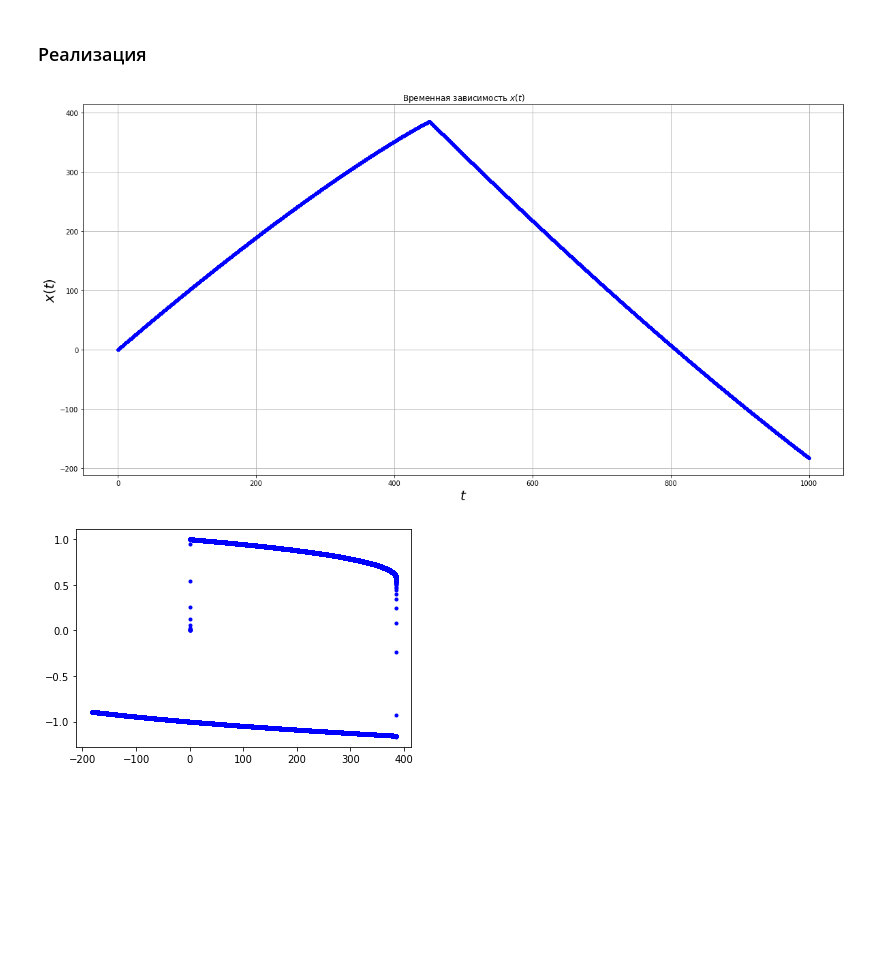
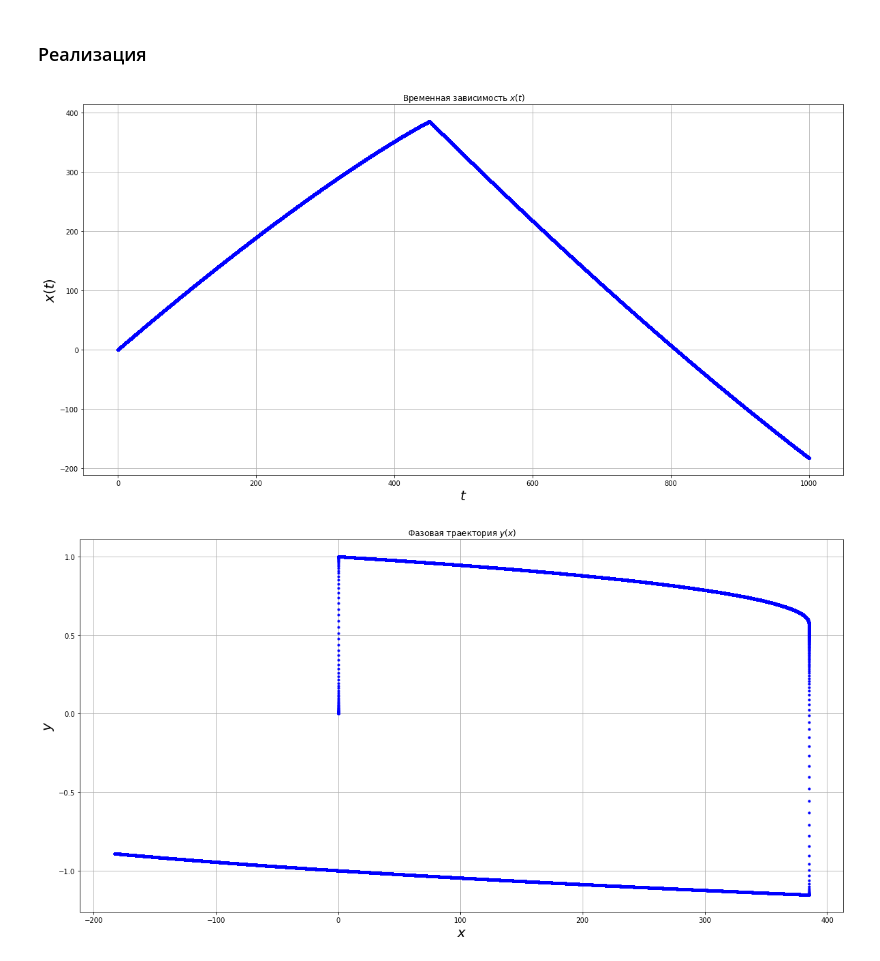
Before and after one commit to derzhavin3016/CompMath, a Jupyter notebook: Lab7/Lab7.ipynb, the cells around one changed output. Saved outputs shown, nothing was run; the diff lists cells and outputs as text; code cells hidden in the pictures; blank space fills up the shorter version.

```diff
--- a/Lab7/Lab7.ipynb
+++ b/Lab7/Lab7.ipynb
@@ -119,9 +119,10 @@ def Rosenbrock(t_end, p0:Point, tau):
   u_prev = p0
   u = [u_prev]
   times = np.arange(0, t_end + tau, tau)
+
   for t_n in times[1:]:
     # matrix
-    mat = np.identity(2) - jac(t_n, u_prev) * tau * (1 + 1j) / 2
+    mat = np.identity(2) -  tau * (1 + 1j) / 2 * jac(t_n, u_prev)
     col = func(t_n, u_prev)
 
     k = np.real(np.linalg.solve(mat, [col.x, col.y]))
@@ -144,11 +145,16 @@ def SolveNPrint(time, start_p:Point, center_p:Point, method, step = 1e-3):
   plt.xlabel('$t$', fontsize=20)
   plt.ylabel('$x(t)$', fontsize=20)
   plt.grid()
+  plt.show()
 
-  plt.show()
+  plt.figure(figsize=[20, 10])
+  plt.title(f'Фазовая траектория $y(x)$')
   plt.plot([i.x for i in u], [i.y for i in u], "b.")
+  plt.xlabel('$x$', fontsize=20)
+  plt.ylabel('$y$', fontsize=20)
+  plt.grid()
 # %%
-SolveNPrint(T_k, p0, c_p, Rosenbrock)
+SolveNPrint(T_k, p0, c_p, Rosenbrock, step = 1e-4)
 # %% [output]
 [figure]
-[figure, old version]
+[figure, new version]
```
Also changed, not shown: parts of 2 cells of this notebook.
